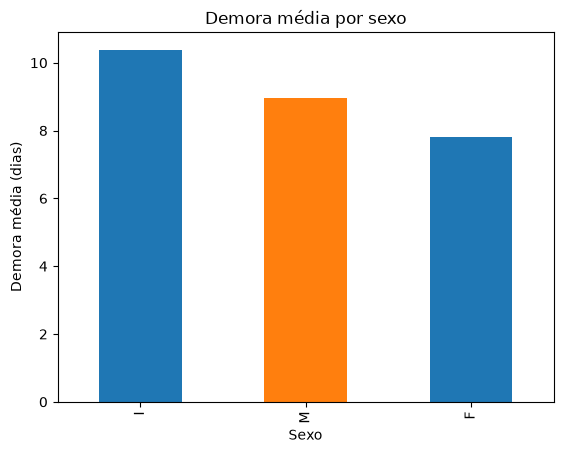
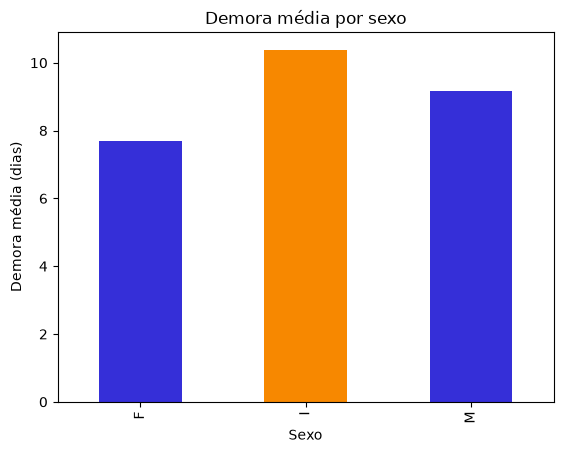
The notebook cell's code change between the first figure and the second:
--- before
+++ after
@@ -1,3 +1,19 @@
-demora_sexo = df.groupby("sexo")["demora_media"].mean().sort_values(ascending=False)
+print("Demora média por sexo:")
+demora_sexo = df.groupby("sexo")[
+    ["dias_internamentos", "internamentos"]
+].sum()
+
+demora_sexo["demora_media"] = (
+    demora_sexo["dias_internamentos"] /
+    demora_sexo["internamentos"]
+)
+
 print(demora_sexo)
-demora_sexo.plot(kind="bar", title="Demora média por sexo", xlabel="Sexo", ylabel="Demora média (dias)", color=["#1f77b4", "#ff7f0e"])
+
+
+demora_sexo["demora_media"].plot(kind="bar", title="Demora média por sexo", xlabel="Sexo", ylabel="Demora média (dias)", color=["#352fd8", "#f78800"])
+
+
+print("")
+print("Total de internamentos por sexo:")
+print(df.groupby("sexo")["internamentos"].sum())

Commit: Preparação + Análise Terminados